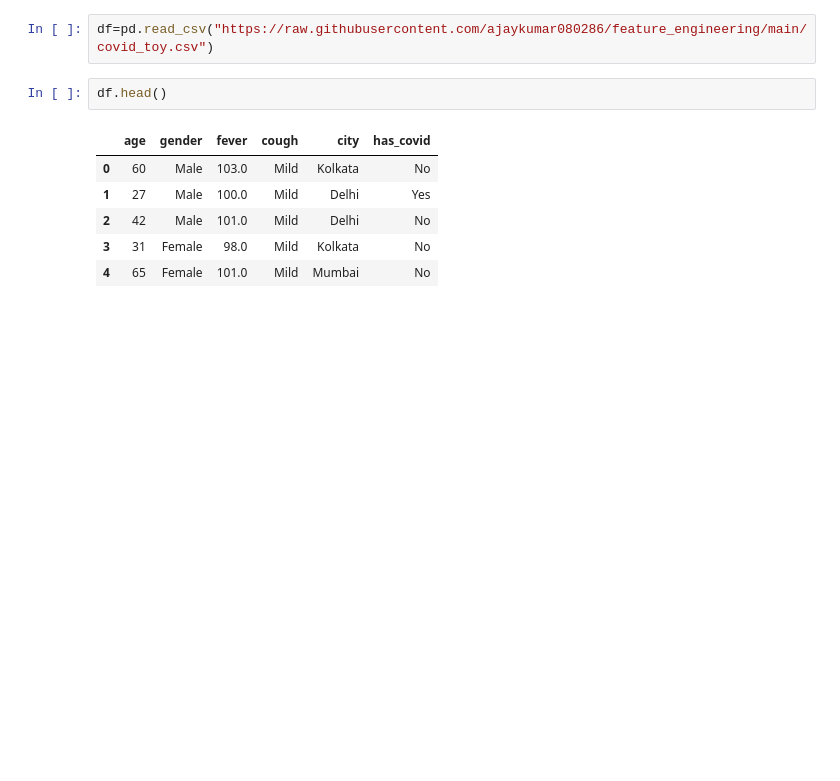
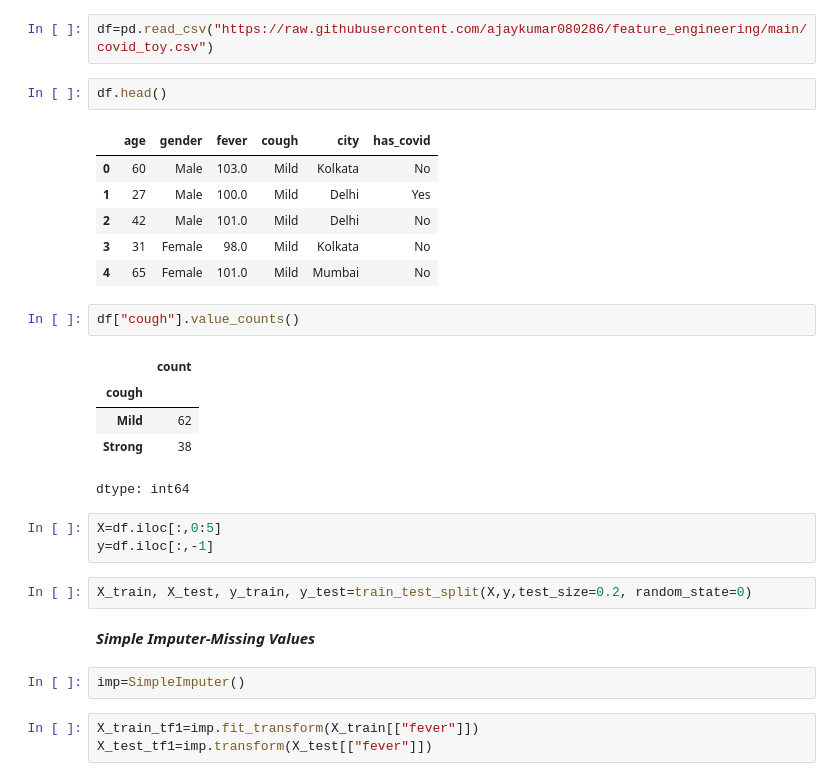
Before and after one commit to ajaykumar080286/feature_engineering, a Jupyter notebook: 13_column_transformer.ipynb, the cells around one changed output. Drawn from its saved outputs; the diff is of its cells as text; blank space fills up the shorter version.

```diff
--- a/13_column_transformer.ipynb
+++ b/13_column_transformer.ipynb
@@ -16,3 +21,23 @@ df.head()
 | 2 | 42 | Male | 101.0 | Mild | Delhi | No |
 | 3 | 31 | Female | 98.0 | Mild | Kolkata | No |
 | 4 | 65 | Female | 101.0 | Mild | Mumbai | No |
+# %%
+df["cough"].value_counts()
+# %% [output]
+|  | count |
+| cough |  |
+| Mild | 62 |
+| Strong | 38 |
+dtype: int64
+# %%
+X=df.iloc[:,0:5]
+y=df.iloc[:,-1]
+# %%
+X_train, X_test, y_train, y_test=train_test_split(X,y,test_size=0.2, random_state=0)
+# %% [markdown]
+***Simple Imputer-Missing Values***
+# %%
+imp=SimpleImputer()
+# %%
+X_train_tf1=imp.fit_transform(X_train[["fever"]])
+X_test_tf1=imp.transform(X_test[["fever"]])
```
Also changed, not shown: parts of 21 cells of this notebook.
